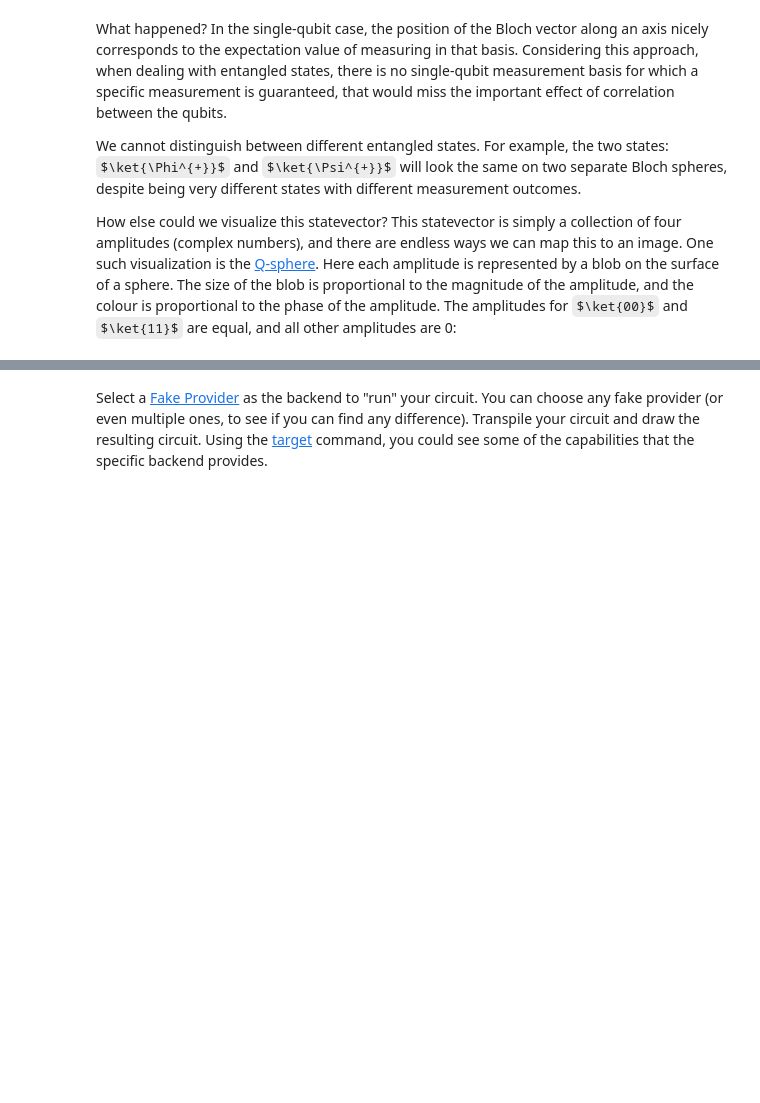
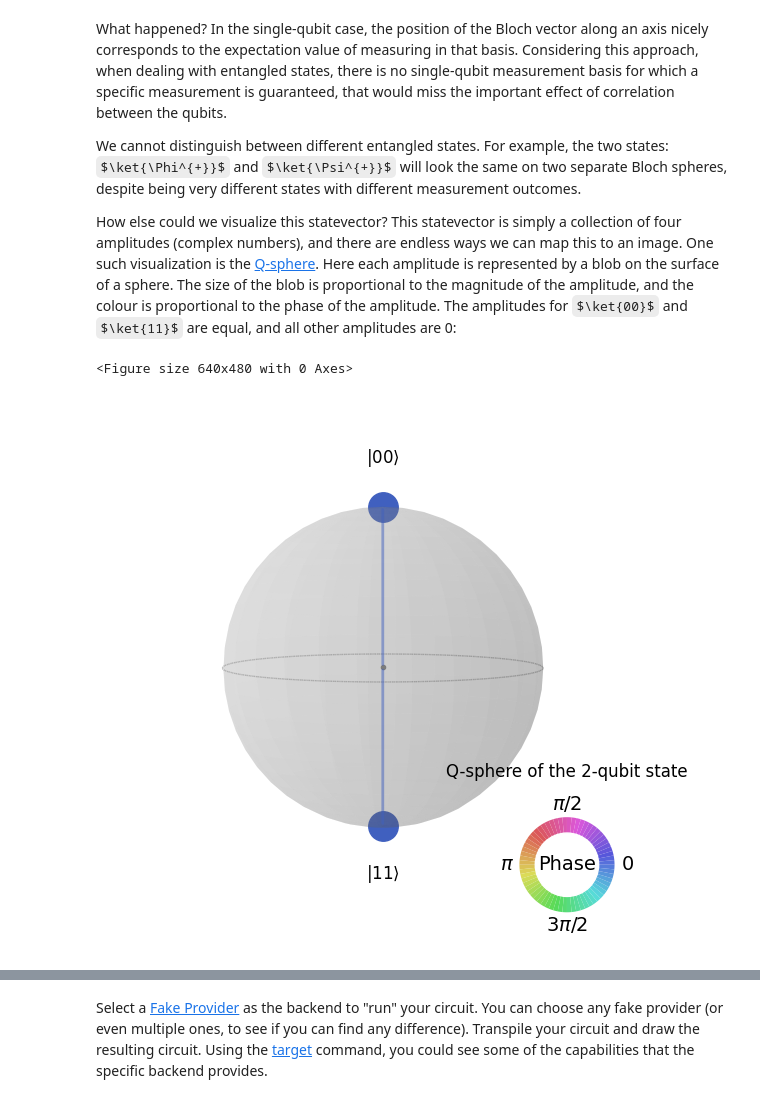
Before and after one commit to RowieK/Quantum-Computing-Minor, a Jupyter notebook: QCI - Assignment4 - Lesson 4 - Qiskit Introduction 2/Qiskit Introduction 2/Quantum Programming 2.ipynb, the cells around one changed output, grey strips where cells are left out. Cells and saved outputs as stored; diff of their text form; code cells hidden in the pictures; some formulas as TeX source; blank space fills up the shorter version.

```diff
--- a/QCI - Assignment4 - Lesson 4 - Qiskit Introduction 2/Qiskit Introduction 2/Quantum Programming 2.ipynb
+++ b/QCI - Assignment4 - Lesson 4 - Qiskit Introduction 2/Qiskit Introduction 2/Quantum Programming 2.ipynb
@@ -229,6 +292,15 @@ What happened? In the single-qubit case, the position of the Bloch vector along
 We cannot distinguish between different entangled states. For example, the two states: $\ket{\Phi^{+}}$ and $\ket{\Psi^{+}}$ will look the same on two separate Bloch spheres, despite being very different states with different measurement outcomes.
 
 How else could we visualize this statevector? This statevector is simply a collection of four amplitudes (complex numbers), and there are endless ways we can map this to an image. One such visualization is the [Q-sphere](https://quantum.cloud.ibm.com/docs/en/api/qiskit/qiskit.visualization.plot_state_qsphere). Here each amplitude is represented by a blob on the surface of a sphere. The size of the blob is proportional to the magnitude of the amplitude, and the colour is proportional to the phase of the amplitude. The amplitudes for $\ket{00}$ and $\ket{11}$ are equal, and all other amplitudes are 0:
+# %%
+# Q-sphere for the full 2-qubit state
+plt.figure()
+plot_state_qsphere(sv)
+plt.title('Q-sphere of the 2-qubit state')
+plt.show()
+# %% [output]
+<Figure size 640x480 with 0 Axes>
+[figure, added]
 # %% [markdown]
 ## Exercise 4: Transpiling
 
```
Also changed, not shown: parts of 3 cells of this notebook.
